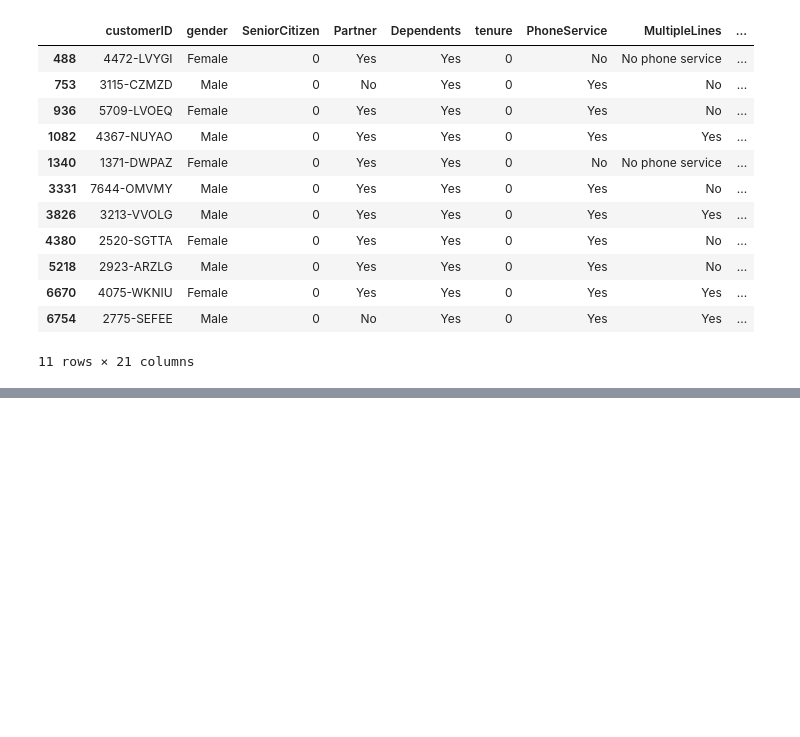
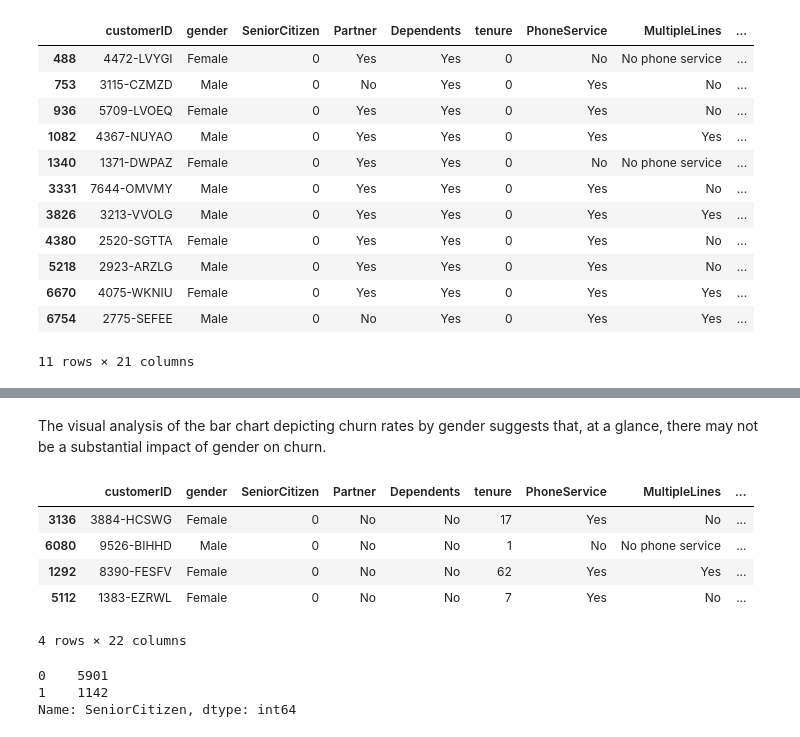
Before and after one commit to naphtron/Phase-3-Project, a Jupyter notebook: customer_churn.ipynb, the cells around one changed output, grey strips where cells are left out. Cells and saved outputs as stored; diff of their text form; code cells hidden in the pictures; blank space fills up the shorter version.

```diff
--- a/customer_churn.ipynb
+++ b/customer_churn.ipynb
@@ -291,0 +371,17 @@ df[df['TotalCharges'].isna() == True]
+# %% [markdown]
+The visual analysis of the bar chart depicting churn rates by gender suggests that, at a glance, there may not be a substantial impact of gender on churn.
+# %%
+df.sample(4)
+# %% [output]
+|  | customerID | gender | SeniorCitizen | Partner | Dependents | tenure | PhoneService | MultipleLines | ... |
+| 3136 | 3884-HCSWG | Female | 0 | No | No | 17 | Yes | No | ... |
+| 6080 | 9526-BIHHD | Male | 0 | No | No | 1 | No | No phone service | ... |
+| 1292 | 8390-FESFV | Female | 0 | No | No | 62 | Yes | Yes | ... |
+| 5112 | 1383-EZRWL | Female | 0 | No | No | 7 | Yes | No | ... |
+4 rows × 22 columns
+# %%
+df['SeniorCitizen'].value_counts()
+# %% [output]
+0    5901
+1    1142
+Name: SeniorCitizen, dtype: int64
```
Also changed, not shown: parts of 16 cells of this notebook.
